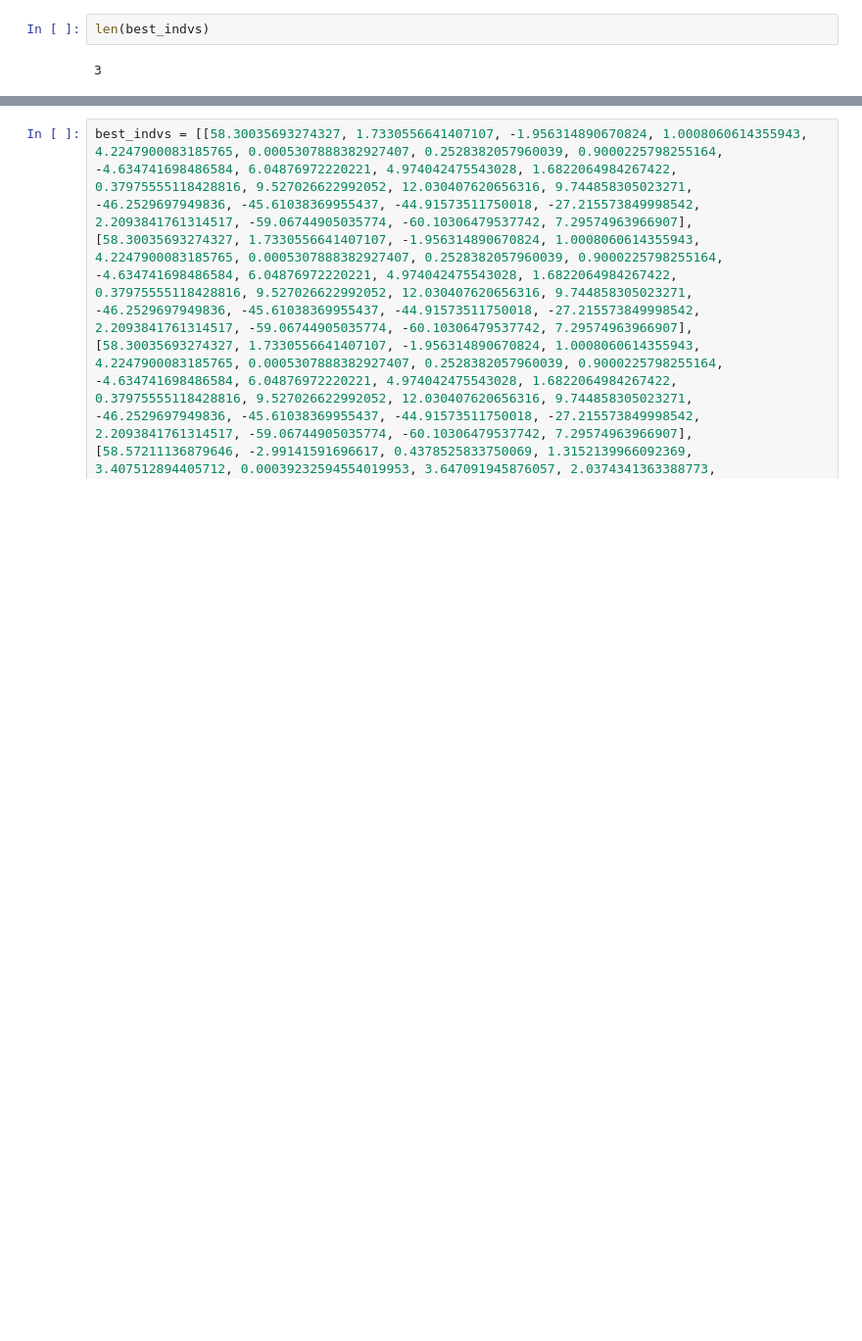
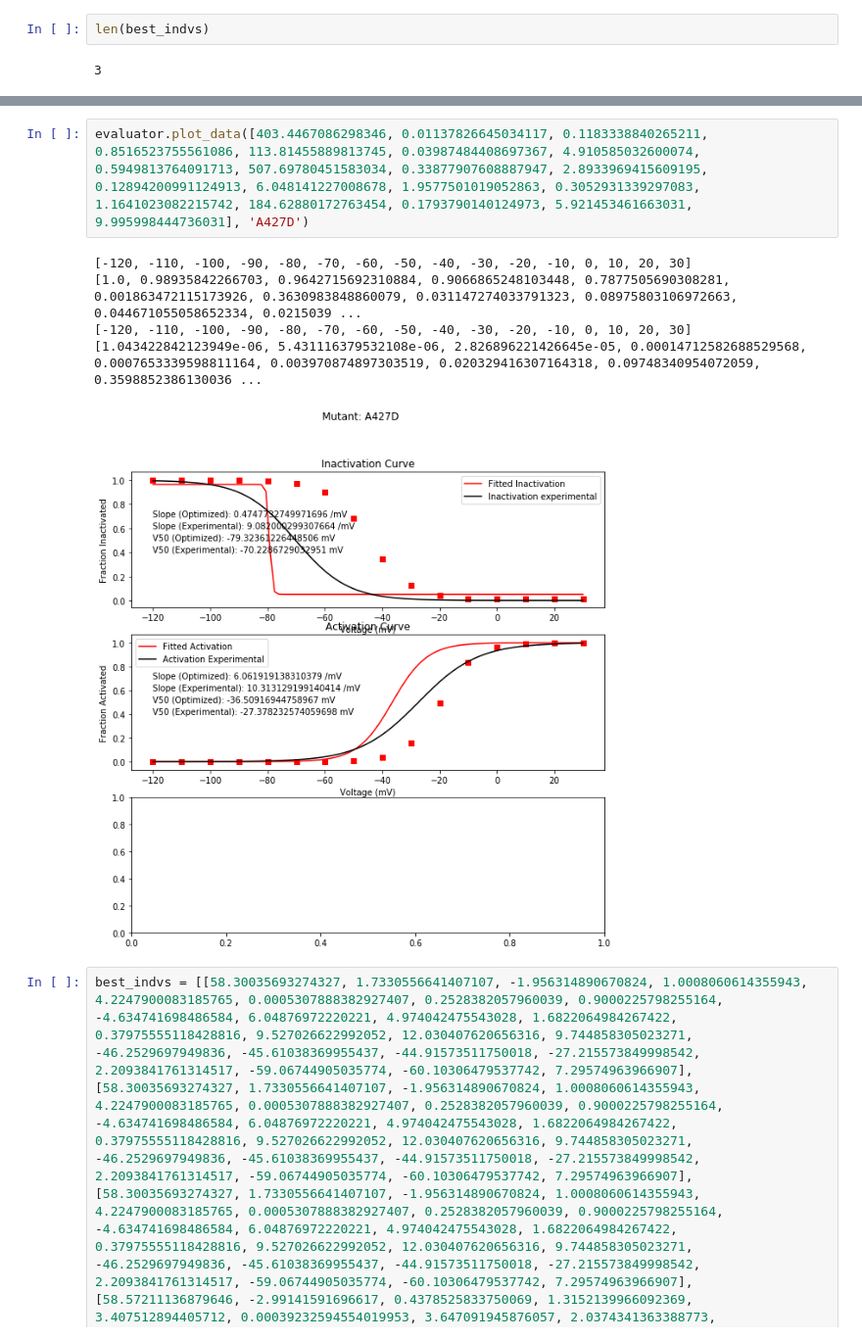
Before and after one commit to roybens/SimulatingVariants, a Jupyter notebook: Optimization with New Protocol.ipynb, the cells around one changed output, grey strips where cells are left out. Shown at 98% size. Saved outputs shown, nothing was run; the diff lists cells and outputs as text; blank space fills up the shorter version.

```diff
--- a/Optimization with New Protocol.ipynb
+++ b/Optimization with New Protocol.ipynb
@@ -260 +262,9 @@ Very bad voltages in activation.
+# %%
+evaluator.plot_data([403.4467086298346, 0.01137826645034117, 0.1183338840265211, 0.8516523755561086, 113.81455889813745, 0.03987484408697367, 4.910585032600074, 0.5949813764091713, 507.69780451583034, 0.33877907608887947, 2.8933969415609195, 0.12894200991124913, 6.048141227008678, 1.9577501019052863, 0.3052931339297083, 1.1641023082215742, 184.62880172763454, 0.1793790140124973, 5.921453461663031, 9.995998444736031], 'A427D')
+# %% [output]
+[-120, -110, -100, -90, -80, -70, -60, -50, -40, -30, -20, -10, 0, 10, 20, 30]
+[1.0, 0.98935842266703, 0.9642715692310884, 0.9066865248103448, 0.7877505690308281, 0.001863472115173926, 0.3630983848860079, 0.031147274033791323, 0.08975803106972663, 0.044671055058652334, 0.0215039 ...
+[-120, -110, -100, -90, -80, -70, -60, -50, -40, -30, -20, -10, 0, 10, 20, 30]
+[1.043422842123949e-06, 5.431116379532108e-06, 2.826896221426645e-05, 0.00014712582688529568, 0.0007653339598811164, 0.003970874897303519, 0.020329416307164318, 0.09748340954072059, 0.3598852386130036 ...
+[figure, added]
 # %%
```
Also changed, not shown: parts of 11 cells of this notebook, 11 other files.
